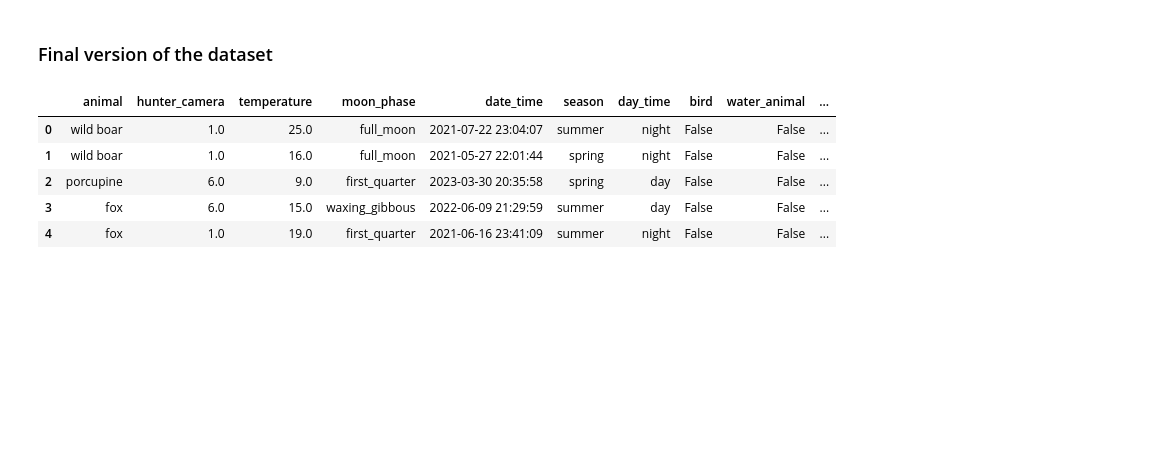
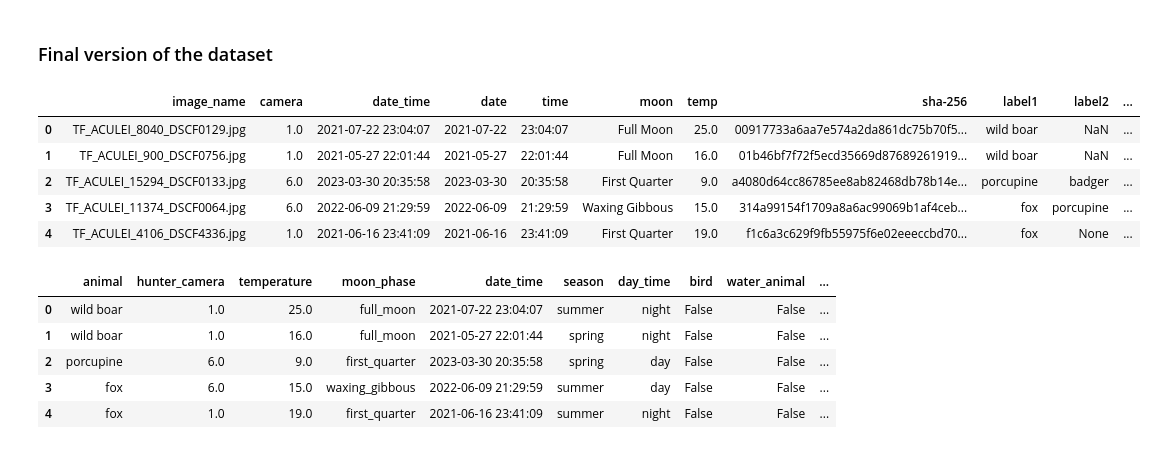
Before and after one commit to micheledinelli/aculei-ai, a Jupyter notebook: notebooks/feed_datasets.ipynb, the cells around one changed output. Cells and saved outputs as stored; diff of their text form; code cells hidden in the pictures; blank space fills up the shorter version.

```diff
--- a/notebooks/feed_datasets.ipynb
+++ b/notebooks/feed_datasets.ipynb
@@ -144,6 +144,15 @@ def change_moon(moon):
 ### Final version of the dataset
 # %%
 df = pd.read_pickle(dataset_dir + '/animals.pkl')
+# %%
+df.head()
+# %% [output]
+|  | image_name | camera | date_time | date | time | moon | temp | sha-256 | label1 | label2 | ... |
+| 0 | TF_ACULEI_8040_DSCF0129.jpg | 1.0 | 2021-07-22 23:04:07 | 2021-07-22 | 23:04:07 | Full Moon | 25.0 | 00917733a6aa7e574a2da861dc75b70f5... | wild boar | NaN | ... |
+| 1 | TF_ACULEI_900_DSCF0756.jpg | 1.0 | 2021-05-27 22:01:44 | 2021-05-27 | 22:01:44 | Full Moon | 16.0 | 01b46bf7f72f5ecd35669d87689261919... | wild boar | NaN | ... |
+| 2 | TF_ACULEI_15294_DSCF0133.jpg | 6.0 | 2023-03-30 20:35:58 | 2023-03-30 | 20:35:58 | First Quarter | 9.0 | a4080d64cc86785ee8ab82468db78b14e... | porcupine | badger | ... |
+| 3 | TF_ACULEI_11374_DSCF0064.jpg | 6.0 | 2022-06-09 21:29:59 | 2022-06-09 | 21:29:59 | Waxing Gibbous | 15.0 | 314a99154f1709a8a6ac99069b1af4ceb... | fox | porcupine | ... |
+| 4 | TF_ACULEI_4106_DSCF4336.jpg | 1.0 | 2021-06-16 23:41:09 | 2021-06-16 | 23:41:09 | First Quarter | 19.0 | f1c6a3c629f9fb55975f6e02eeeccbd70... | fox | None | ... |
 # %%
 # Rearrange the dataset
 df['date_time'] = pd.to_datetime(df['date_time'])
```
Also changed, not shown: parts of 7 cells of this notebook, 3 other files.
